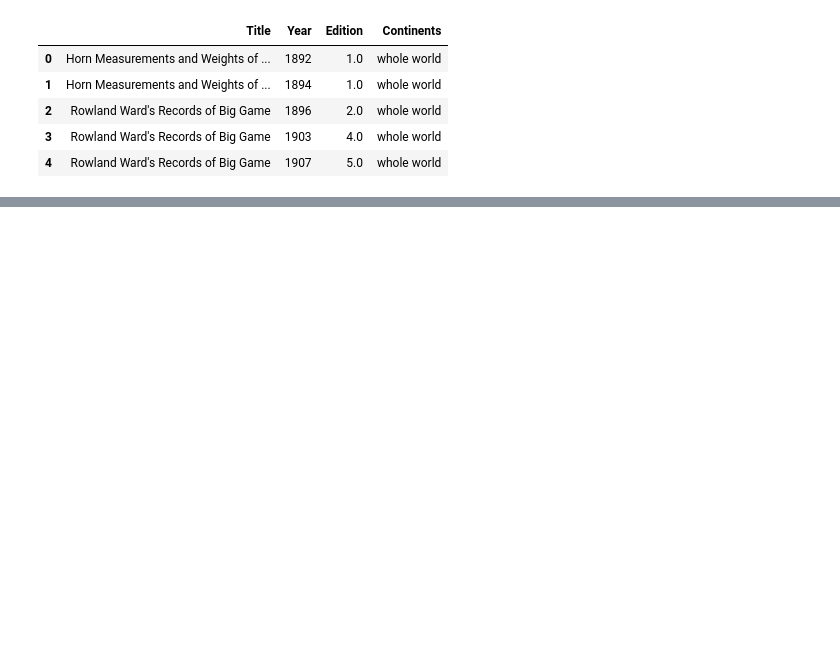
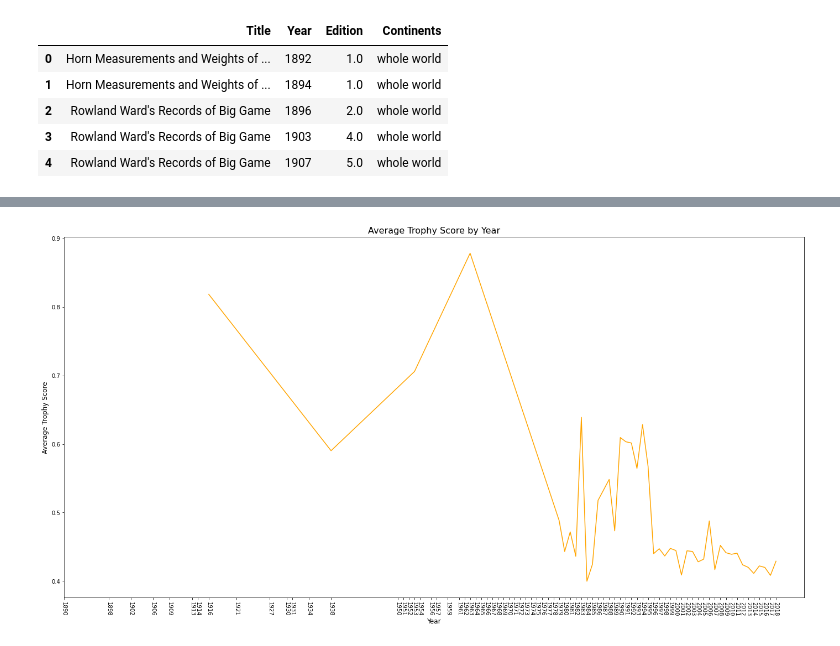
Before and after one commit to StewTaylor0/rowland_ward, a Jupyter notebook: rowlandward_analysis.ipynb, the cells around one changed output, grey strips where cells are left out. Cells and saved outputs as stored; diff of their text form; code cells hidden in the pictures; blank space fills up the shorter version.

```diff
--- a/rowlandward_analysis.ipynb
+++ b/rowlandward_analysis.ipynb
@@ -457,0 +566,22 @@ plt.show()
+# %%
+# let's use the trophy score to explore
+
+ave_score = df.groupby('Date')['trophy_score'].mean().reset_index()
+
+# Set up the plot
+plt.figure(figsize=(24, 12))
+sns.lineplot(x='Date', y='trophy_score', data=ave_score, color='orange')
+
+# Show every year on the x-axis
+years = sorted(df['Date'].dropna().unique())
+plt.xticks(ticks=years, rotation=-90)
+
+# Add labels and title
+plt.title('Average Trophy Score by Year', fontsize=16)
+plt.xlabel('Year', fontsize=12)
+plt.ylabel('Average Trophy Score', fontsize=12)
+
+# Show the plot
+plt.show()
+# %% [output]
+[figure, added]
```
Also changed, not shown: parts of 13 cells of this notebook.
